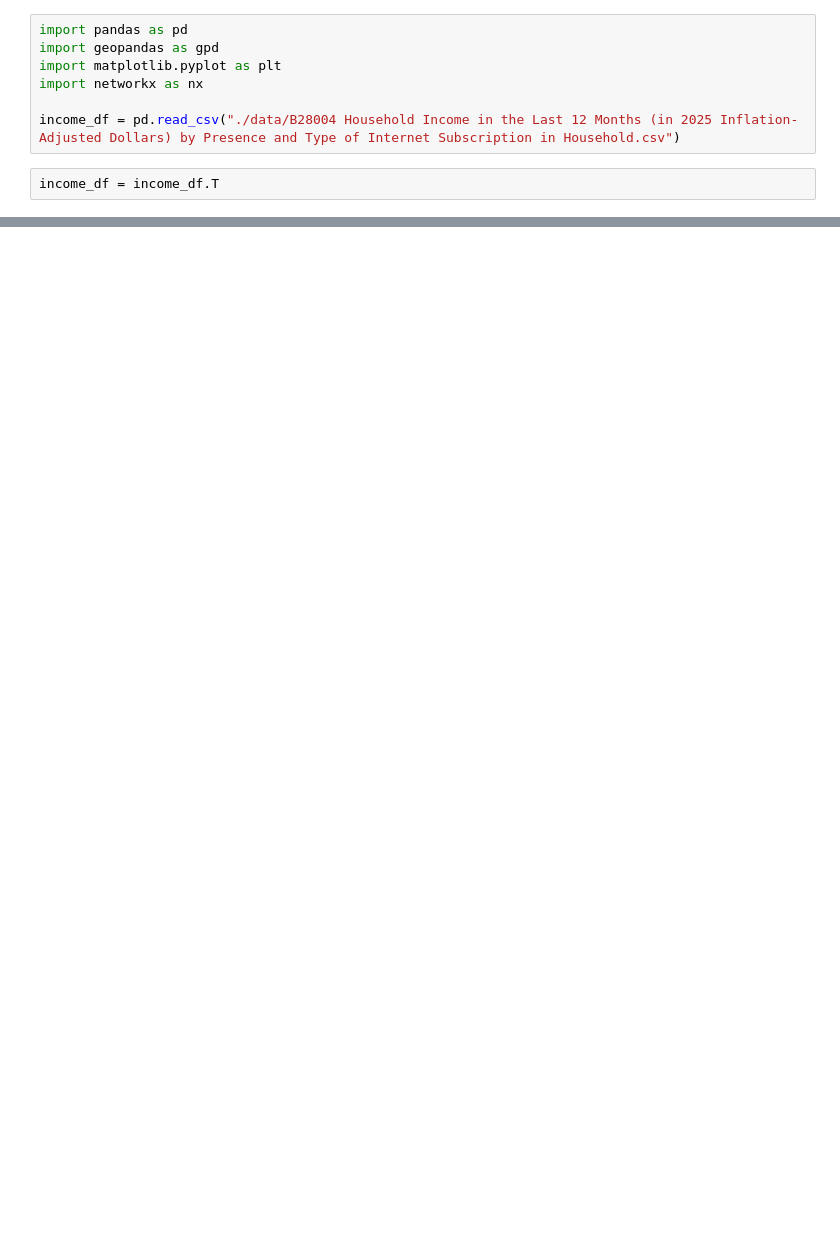
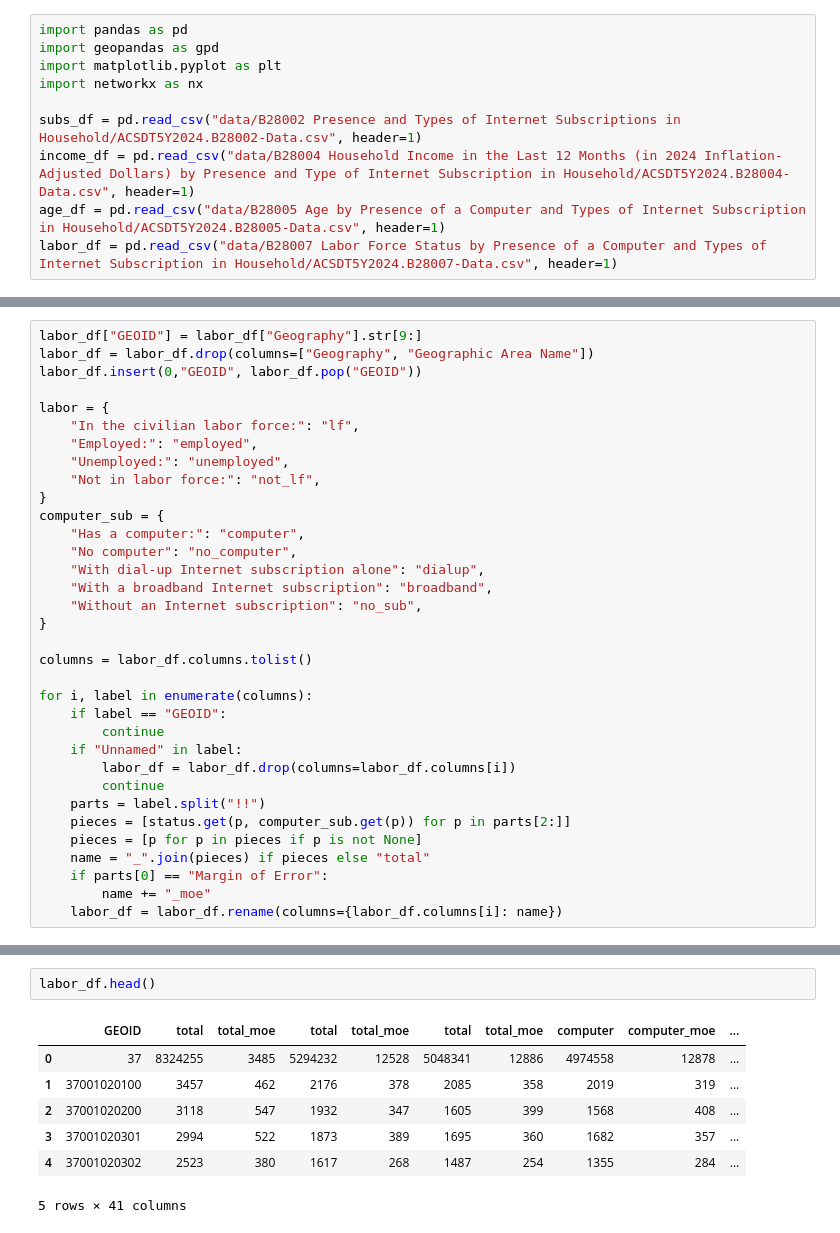
Before and after one commit to lithum-seneviratne/nc-broadband-internet-coverage, a Jupyter notebook: demographics.ipynb, the cells around one changed output, grey strips where cells are left out. Saved outputs shown, nothing was run; the diff lists cells and outputs as text; blank space fills up the shorter version.

Commit message:
cleaned up demographics data

```diff
--- a/demographics.ipynb
+++ b/demographics.ipynb
@@ -4,6 +4,7 @@ import geopandas as gpd
 import matplotlib.pyplot as plt
 import networkx as nx
 
-income_df = pd.read_csv("./data/B28004 Household Income in the Last 12 Months (in 2025 Inflation-Adjusted Dollars) by Presence and Type of Internet Subscription in Household.csv")
+subs_df = pd.read_csv("data/B28002 Presence and Types of Internet Subscriptions in Household/ACSDT5Y2024.B28002-Data.csv", header=1)
+income_df = pd.read_csv("data/B28004 Household Income in the Last 12 Months (in 2024 Inflation-Adjusted Dollars) by Presence and Type of Internet Subscription in Household/ACSDT5Y2024.B28004-Data.csv", header=1)
+age_df = pd.read_csv("data/B28005 Age by Presence of a Computer and Types of Internet Subscription in Household/ACSDT5Y2024.B28005-Data.csv", header=1)
+labor_df = pd.read_csv("data/B28007 Labor Force Status by Presence of a Computer and Types of Internet Subscription in Household/ACSDT5Y2024.B28007-Data.csv", header=1)
-# %%
-income_df = income_df.T
@@ -29,0 +113,34 @@ Census Tract 9604, Yancey County, North Carolin...
+# %%
+labor_df["GEOID"] = labor_df["Geography"].str[9:]
+labor_df = labor_df.drop(columns=["Geography", "Geographic Area Name"])
+labor_df.insert(0,"GEOID", labor_df.pop("GEOID"))
+
+labor = {
+    "In the civilian labor force:": "lf",
+    "Employed:": "employed",
+    "Unemployed:": "unemployed",
+    "Not in labor force:": "not_lf",
+}
+computer_sub = {
+    "Has a computer:": "computer",
+    "No computer": "no_computer",
+    "With dial-up Internet subscription alone": "dialup",
+    "With a broadband Internet subscription": "broadband",
+    "Without an Internet subscription": "no_sub",
+}
+
+columns = labor_df.columns.tolist()
+
+for i, label in enumerate(columns):
+    if label == "GEOID":
+        continue
+    if "Unnamed" in label:
+        labor_df = labor_df.drop(columns=labor_df.columns[i])
+        continue
+    parts = label.split("!!")
+    pieces = [status.get(p, computer_sub.get(p)) for p in parts[2:]]
+    pieces = [p for p in pieces if p is not None]
+    name = "_".join(pieces) if pieces else "total"
+    if parts[0] == "Margin of Error":
+        name += "_moe"
+    labor_df = labor_df.rename(columns={labor_df.columns[i]: name})
@@ -29,0 +177,10 @@ Census Tract 9604, Yancey County, North Carolin...
+# %%
+labor_df.head()
+# %% [output]
+|  | GEOID | total | total_moe | total | total_moe | total | total_moe | computer | computer_moe | ... |
+| 0 | 37 | 8324255 | 3485 | 5294232 | 12528 | 5048341 | 12886 | 4974558 | 12878 | ... |
+| 1 | 37001020100 | 3457 | 462 | 2176 | 378 | 2085 | 358 | 2019 | 319 | ... |
+| 2 | 37001020200 | 3118 | 547 | 1932 | 347 | 1605 | 399 | 1568 | 408 | ... |
+| 3 | 37001020301 | 2994 | 522 | 1873 | 389 | 1695 | 360 | 1682 | 357 | ... |
+| 4 | 37001020302 | 2523 | 380 | 1617 | 268 | 1487 | 254 | 1355 | 284 | ... |
+5 rows × 41 columns
```
Also changed, not shown: parts of 7 cells of this notebook, 1 other file.
